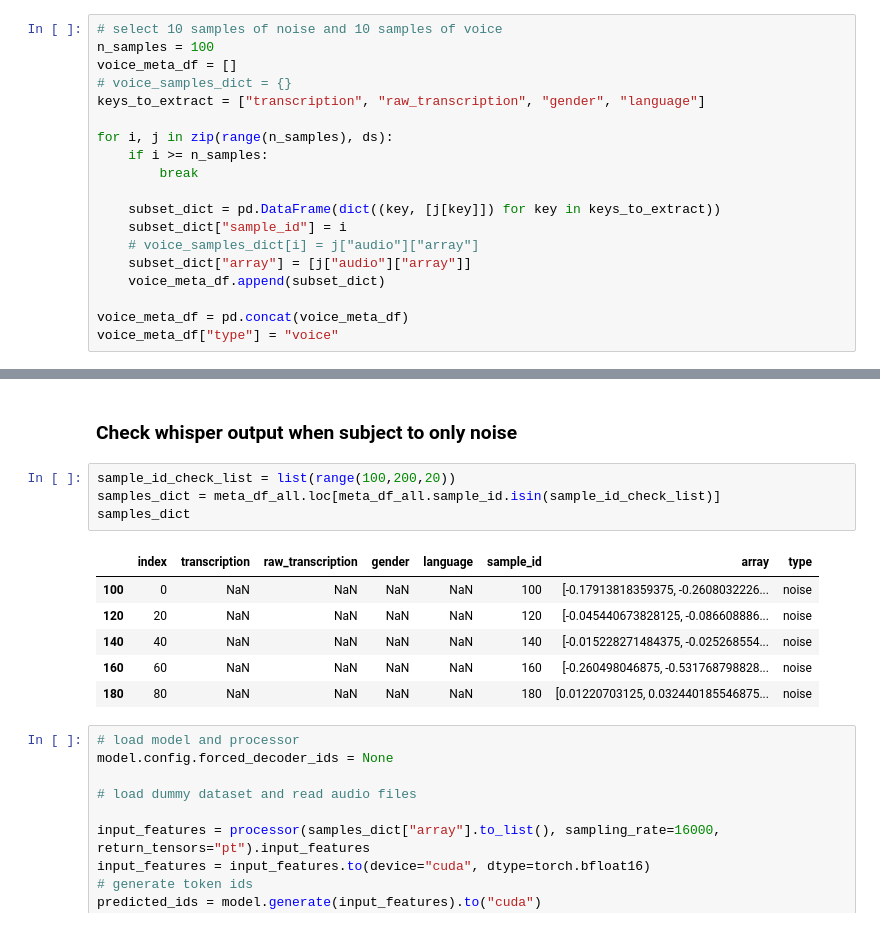
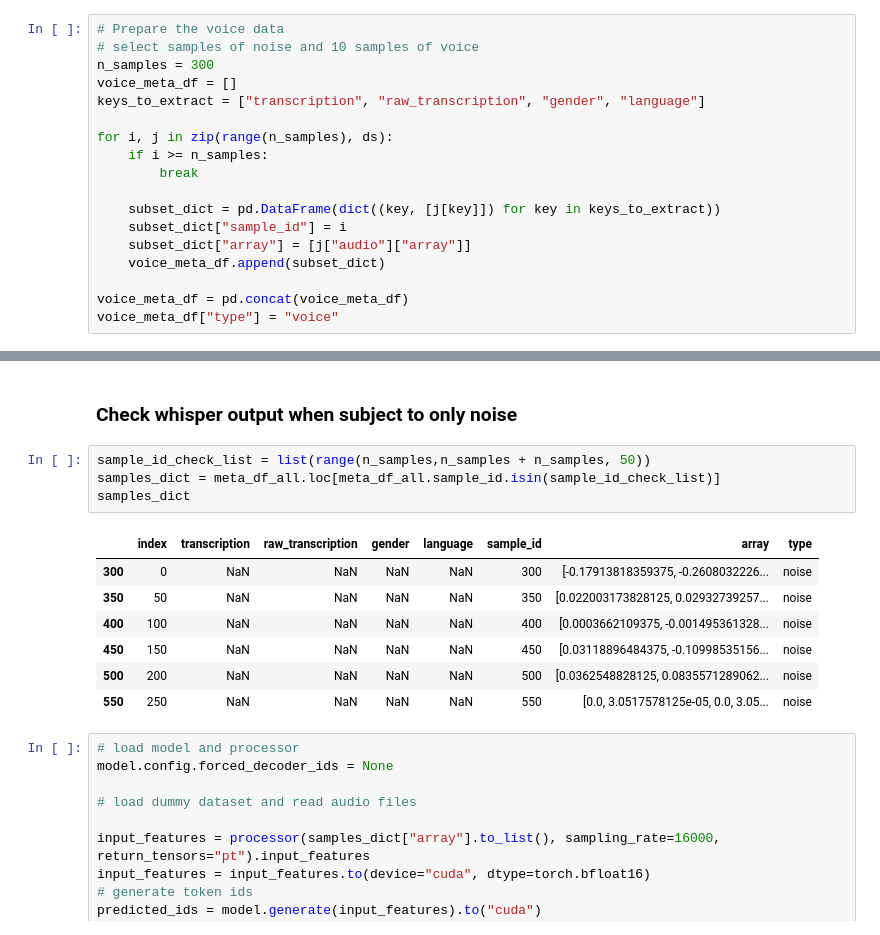
Before and after one commit to rodgdutra/Audio_noise_embedding, a Jupyter notebook: audio_noise_embedding_whisper.ipynb, the cells around one changed output, grey strips where cells are left out. Drawn from its saved outputs; the diff is of its cells as text.

```diff
--- a/audio_noise_embedding_whisper.ipynb
+++ b/audio_noise_embedding_whisper.ipynb
@@ -31,10 +42,10 @@ Passing `trust_remote_code=True` will be mandatory to load this dataset from the
 # %% [markdown]
 ### Explore the difference between noise and noise by whisper's UMAP reduced perception
 # %%
-# select 10 samples of noise and 10 samples of voice
-n_samples = 100
+# Prepare the voice data
+# select samples of noise and 10 samples of voice
+n_samples = 300
 voice_meta_df = []
-# voice_samples_dict = {}
 keys_to_extract = ["transcription", "raw_transcription", "gender", "language"]
 
 for i, j in zip(range(n_samples), ds):
@@ -43,7 +54,6 @@ for i, j in zip(range(n_samples), ds):
 
     subset_dict = pd.DataFrame(dict((key, [j[key]]) for key in keys_to_extract))
     subset_dict["sample_id"] = i
-    # voice_samples_dict[i] = j["audio"]["array"]
     subset_dict["array"] = [j["audio"]["array"]]
     voice_meta_df.append(subset_dict)
 
@@ -150,16 +204,17 @@ samples_dict
 # %% [markdown]
 ### Check whisper output when subject to only noise
 # %%
-sample_id_check_list = list(range(100,200,20))
+sample_id_check_list = list(range(n_samples,n_samples + n_samples, 50))
 samples_dict = meta_df_all.loc[meta_df_all.sample_id.isin(sample_id_check_list)]
 samples_dict
 # %% [output]
 |  | index | transcription | raw_transcription | gender | language | sample_id | array | type |
-| 100 | 0 | NaN | NaN | NaN | NaN | 100 | [-0.17913818359375, -0.2608032226... | noise |
-| 120 | 20 | NaN | NaN | NaN | NaN | 120 | [-0.045440673828125, -0.086608886... | noise |
-| 140 | 40 | NaN | NaN | NaN | NaN | 140 | [-0.015228271484375, -0.025268554... | noise |
-| 160 | 60 | NaN | NaN | NaN | NaN | 160 | [-0.260498046875, -0.531768798828... | noise |
-| 180 | 80 | NaN | NaN | NaN | NaN | 180 | [0.01220703125, 0.032440185546875... | noise |
+| 300 | 0 | NaN | NaN | NaN | NaN | 300 | [-0.17913818359375, -0.2608032226... | noise |
+| 350 | 50 | NaN | NaN | NaN | NaN | 350 | [0.022003173828125, 0.02932739257... | noise |
+| 400 | 100 | NaN | NaN | NaN | NaN | 400 | [0.0003662109375, -0.001495361328... | noise |
+| 450 | 150 | NaN | NaN | NaN | NaN | 450 | [0.03118896484375, -0.10998535156... | noise |
+| 500 | 200 | NaN | NaN | NaN | NaN | 500 | [0.0362548828125, 0.0835571289062... | noise |
+| 550 | 250 | NaN | NaN | NaN | NaN | 550 | [0.0, 3.0517578125e-05, 0.0, 3.05... | noise |
 # %%
 # load model and processor
 model.config.forced_decoder_ids = None
```
Also changed, not shown: parts of 16 cells of this notebook.
